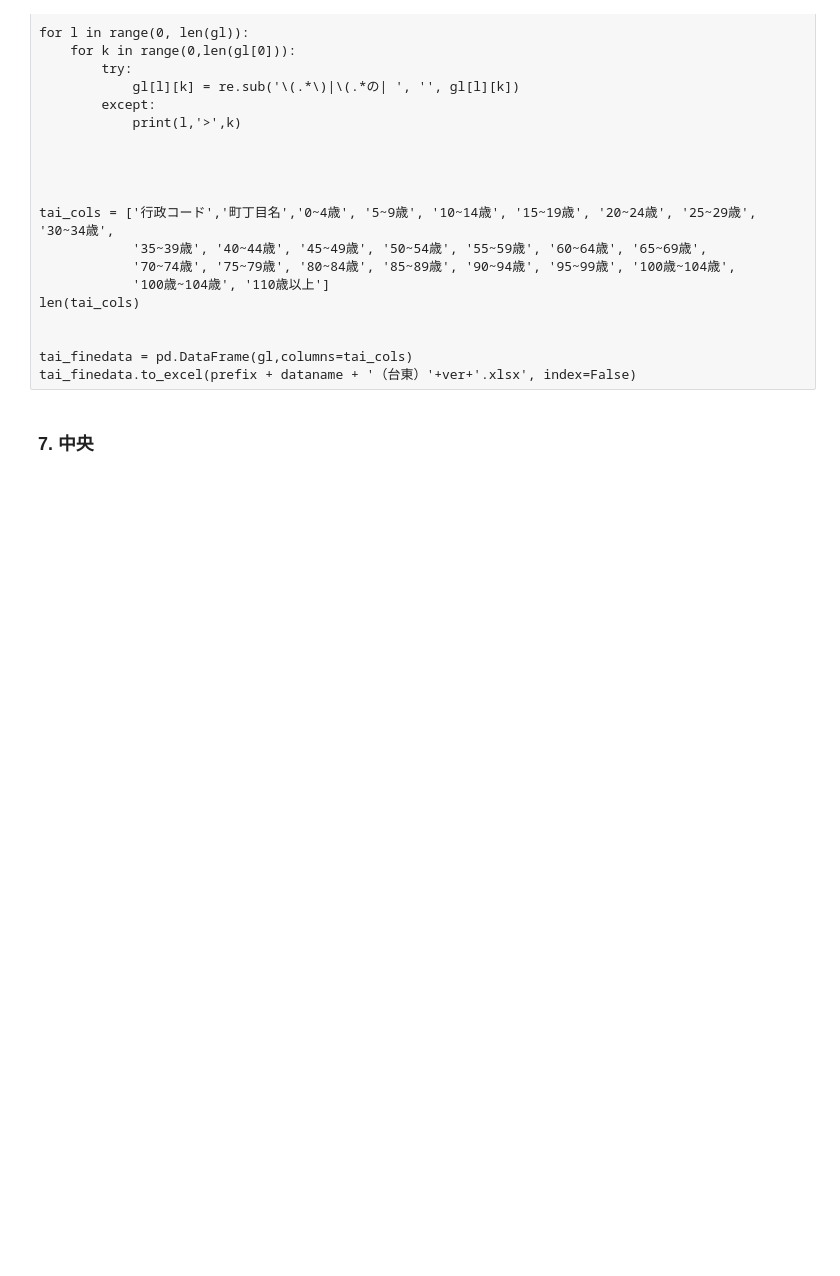
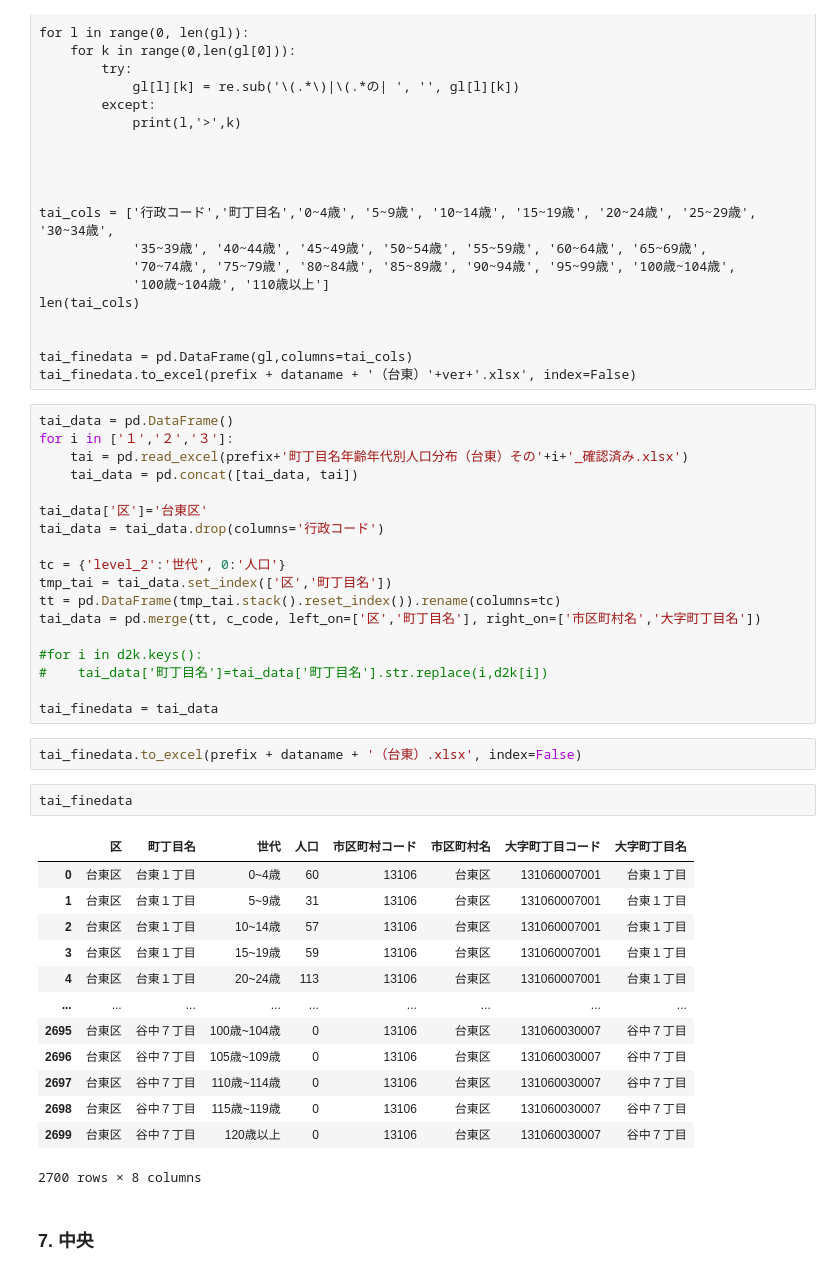
Before and after one commit to MasaoMori/Tokyo_Ward_Assembly_Election, a Jupyter notebook: jupyter/Population_age.ipynb, the cells around one changed output. Cells and saved outputs as stored; diff of their text form; blank space fills up the shorter version.

```diff
--- a/jupyter/Population_age.ipynb
+++ b/jupyter/Population_age.ipynb
@@ -383,6 +363,42 @@ len(tai_cols)
 
 tai_finedata = pd.DataFrame(gl,columns=tai_cols)
 tai_finedata.to_excel(prefix + dataname + '（台東）'+ver+'.xlsx', index=False)
+# %%
+tai_data = pd.DataFrame()
+for i in ['１','２','３']:
+    tai = pd.read_excel(prefix+'町丁目名年齢年代別人口分布（台東）その'+i+'_確認済み.xlsx')
+    tai_data = pd.concat([tai_data, tai])
+
+tai_data['区']='台東区'
+tai_data = tai_data.drop(columns='行政コード')
+
+tc = {'level_2':'世代', 0:'人口'}
+tmp_tai = tai_data.set_index(['区','町丁目名'])
+tt = pd.DataFrame(tmp_tai.stack().reset_index()).rename(columns=tc)
+tai_data = pd.merge(tt, c_code, left_on=['区','町丁目名'], right_on=['市区町村名','大字町丁目名'])
+
+#for i in d2k.keys():
+#    tai_data['町丁目名']=tai_data['町丁目名'].str.replace(i,d2k[i])
+
+tai_finedata = tai_data
+# %%
+tai_finedata.to_excel(prefix + dataname + '（台東）.xlsx', index=False)
+# %%
+tai_finedata
+# %% [output]
+|  | 区 | 町丁目名 | 世代 | 人口 | 市区町村コード | 市区町村名 | 大字町丁目コード | 大字町丁目名 |
+| 0 | 台東区 | 台東１丁目 | 0~4歳 | 60 | 13106 | 台東区 | 131060007001 | 台東１丁目 |
+| 1 | 台東区 | 台東１丁目 | 5~9歳 | 31 | 13106 | 台東区 | 131060007001 | 台東１丁目 |
+| 2 | 台東区 | 台東１丁目 | 10~14歳 | 57 | 13106 | 台東区 | 131060007001 | 台東１丁目 |
+| 3 | 台東区 | 台東１丁目 | 15~19歳 | 59 | 13106 | 台東区 | 131060007001 | 台東１丁目 |
+| 4 | 台東区 | 台東１丁目 | 20~24歳 | 113 | 13106 | 台東区 | 131060007001 | 台東１丁目 |
+| ... | ... | ... | ... | ... | ... | ... | ... | ... |
+| 2695 | 台東区 | 谷中７丁目 | 100歳~104歳 | 0 | 13106 | 台東区 | 131060030007 | 谷中７丁目 |
+| 2696 | 台東区 | 谷中７丁目 | 105歳~109歳 | 0 | 13106 | 台東区 | 131060030007 | 谷中７丁目 |
+| 2697 | 台東区 | 谷中７丁目 | 110歳~114歳 | 0 | 13106 | 台東区 | 131060030007 | 谷中７丁目 |
+| 2698 | 台東区 | 谷中７丁目 | 115歳~119歳 | 0 | 13106 | 台東区 | 131060030007 | 谷中７丁目 |
+| 2699 | 台東区 | 谷中７丁目 | 120歳以上 | 0 | 13106 | 台東区 | 131060030007 | 谷中７丁目 |
+2700 rows × 8 columns
 # %% [markdown]
 ### 7. 中央
 # %%
```
Also changed, not shown: parts of 16 cells of this notebook, 11 other files.
